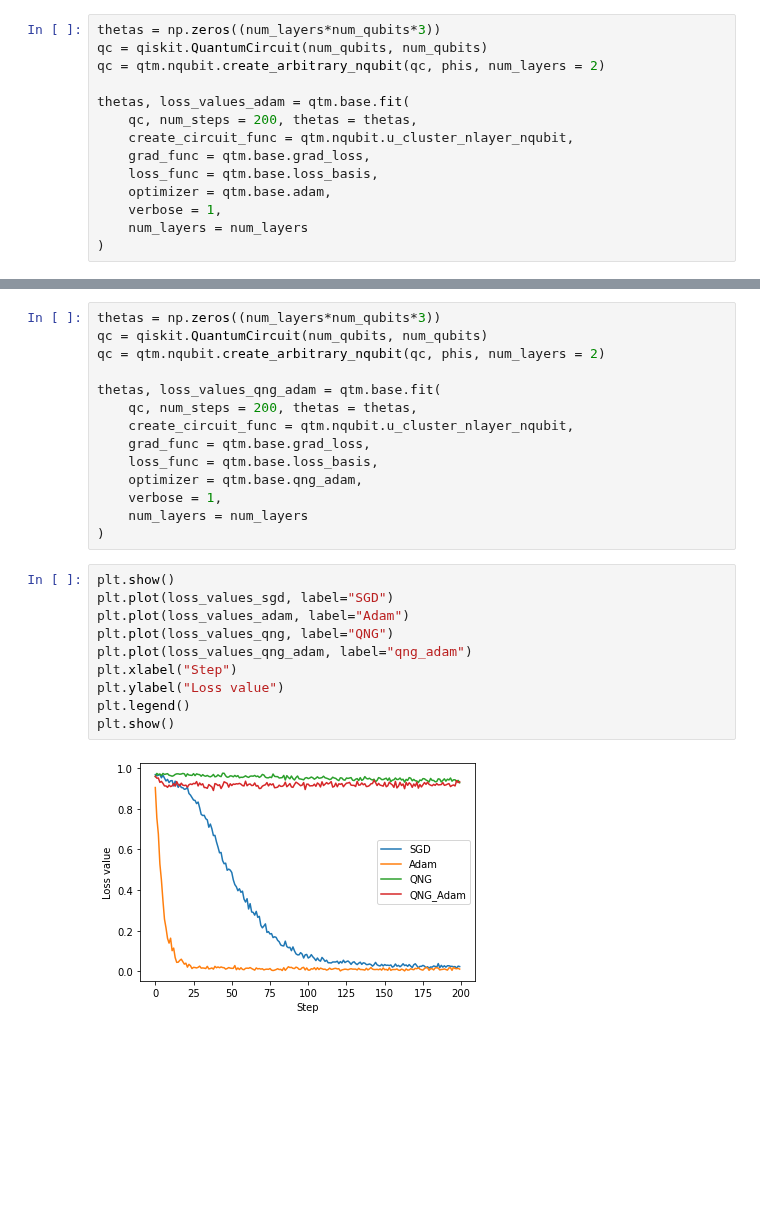
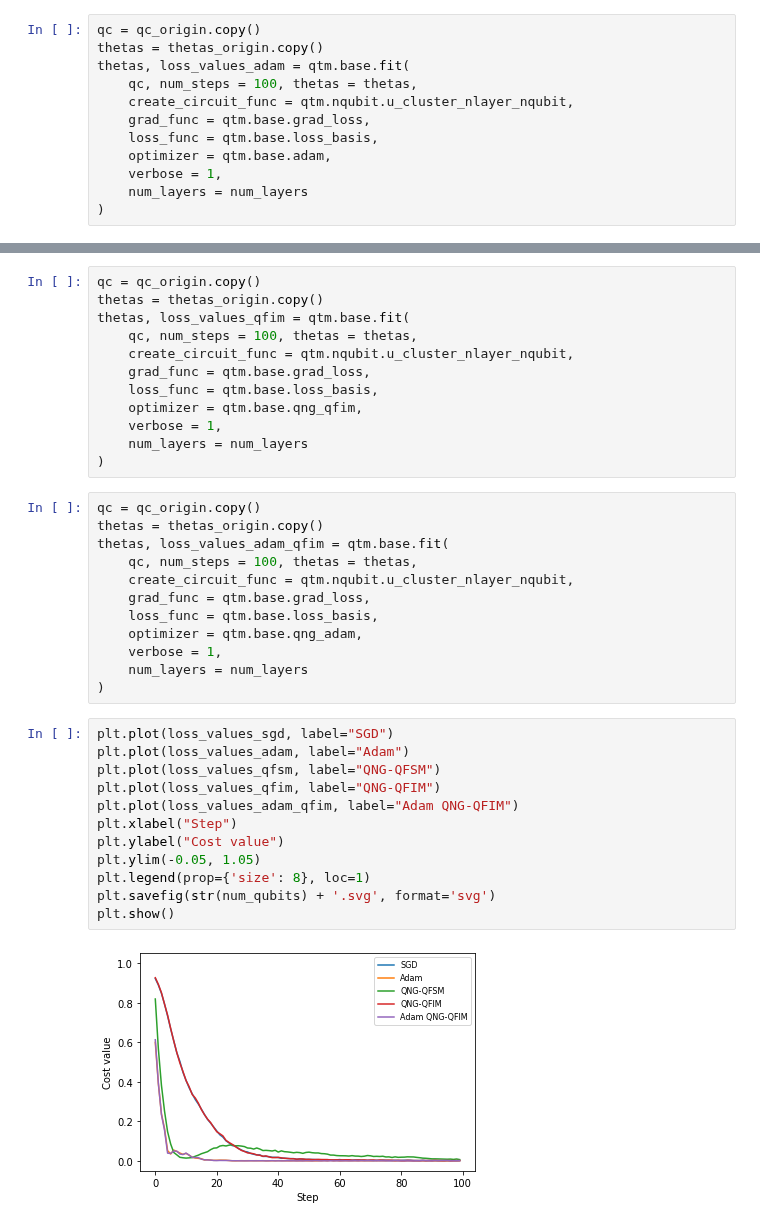
Before and after one commit to vutuanhai237/UC-VQA, a Jupyter notebook: codes/compare_optimizer/Haarinitstate_nlayer_4qubit.ipynb, the cells around one changed output, grey strips where cells are left out. Cells and saved outputs as stored; diff of their text form; blank space fills up the shorter version.

```diff
--- a/codes/compare_optimizer/Haarinitstate_nlayer_4qubit.ipynb
+++ b/codes/compare_optimizer/Haarinitstate_nlayer_4qubit.ipynb
@@ -21,12 +25,10 @@ thetas, loss_values_sgd = qtm.base.fit(
     num_layers = num_layers
 )
 # %%
-thetas = np.zeros((num_layers*num_qubits*3))
-qc = qiskit.QuantumCircuit(num_qubits, num_qubits)
-qc = qtm.nqubit.create_arbitrary_nqubit(qc, phis, num_layers = 2)
-
+qc = qc_origin.copy()
+thetas = thetas_origin.copy()
 thetas, loss_values_adam = qtm.base.fit(
-    qc, num_steps = 200, thetas = thetas,
+    qc, num_steps = 100, thetas = thetas,
     create_circuit_func = qtm.nqubit.u_cluster_nlayer_nqubit,
     grad_func = qtm.base.grad_loss,
     loss_func = qtm.base.loss_basis,
@@ -48,13 +48,23 @@ thetas, loss_values_qng = qtm.base.fit(
     verbose = 1,
     num_layers = num_layers
 )
+# %%
+qc = qc_origin.copy()
+thetas = thetas_origin.copy()
+thetas, loss_values_qfim = qtm.base.fit(
+    qc, num_steps = 100, thetas = thetas,
+    create_circuit_func = qtm.nqubit.u_cluster_nlayer_nqubit,
+    grad_func = qtm.base.grad_loss,
+    loss_func = qtm.base.loss_basis,
+    optimizer = qtm.base.qng_qfim,
+    verbose = 1,
+    num_layers = num_layers
+)
 # %%
-thetas = np.zeros((num_layers*num_qubits*3))
-qc = qiskit.QuantumCircuit(num_qubits, num_qubits)
-qc = qtm.nqubit.create_arbitrary_nqubit(qc, phis, num_layers = 2)
-
-thetas, loss_values_qng_adam = qtm.base.fit(
-    qc, num_steps = 200, thetas = thetas,
+qc = qc_origin.copy()
+thetas = thetas_origin.copy()
+thetas, loss_values_adam_qfim = qtm.base.fit(
+    qc, num_steps = 100, thetas = thetas,
     create_circuit_func = qtm.nqubit.u_cluster_nlayer_nqubit,
     grad_func = qtm.base.grad_loss,
     loss_func = qtm.base.loss_basis,
@@ -63,14 +73,16 @@ thetas, loss_values_qng_adam = qtm.base.fit(
     num_layers = num_layers
 )
 # %%
-plt.show()
 plt.plot(loss_values_sgd, label="SGD")
 plt.plot(loss_values_adam, label="Adam")
-plt.plot(loss_values_qng, label="QNG")
-plt.plot(loss_values_qng_adam, label="qng_adam")
+plt.plot(loss_values_qfsm, label="QNG-QFSM")
+plt.plot(loss_values_qfim, label="QNG-QFIM")
+plt.plot(loss_values_adam_qfim, label="Adam QNG-QFIM")
 plt.xlabel("Step")
-plt.ylabel("Loss value")
-plt.legend()
+plt.ylabel("Cost value")
+plt.ylim(-0.05, 1.05)
+plt.legend(prop={'size': 8}, loc=1)
+plt.savefig(str(num_qubits) + '.svg', format='svg')
 plt.show()
 # %% [output]
-[figure, old version]
+[figure, new version]
```
Also changed, not shown: parts of 5 cells of this notebook, 14 other files.
